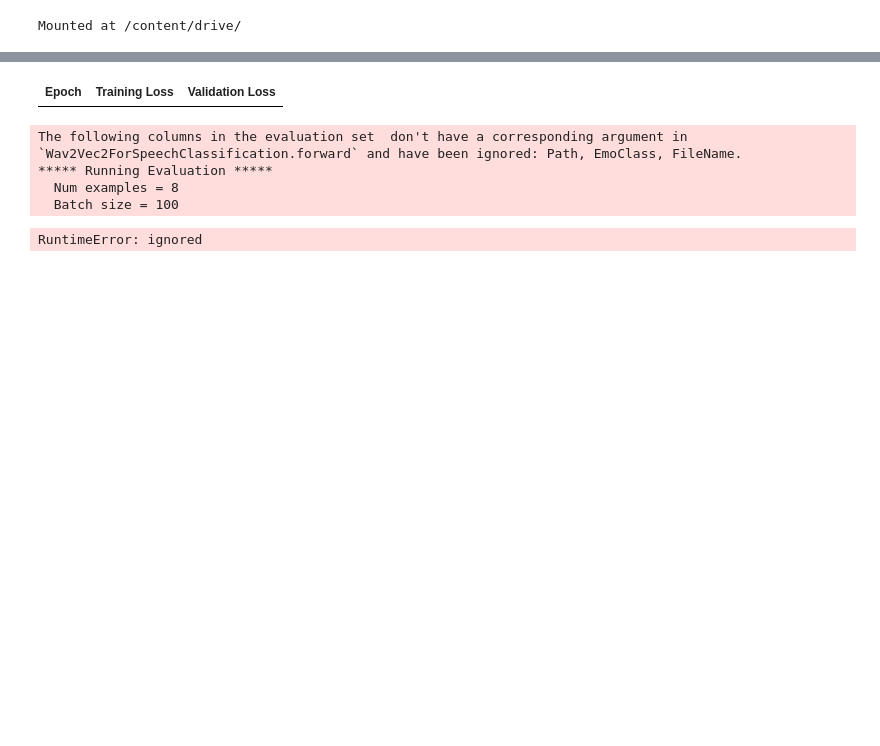
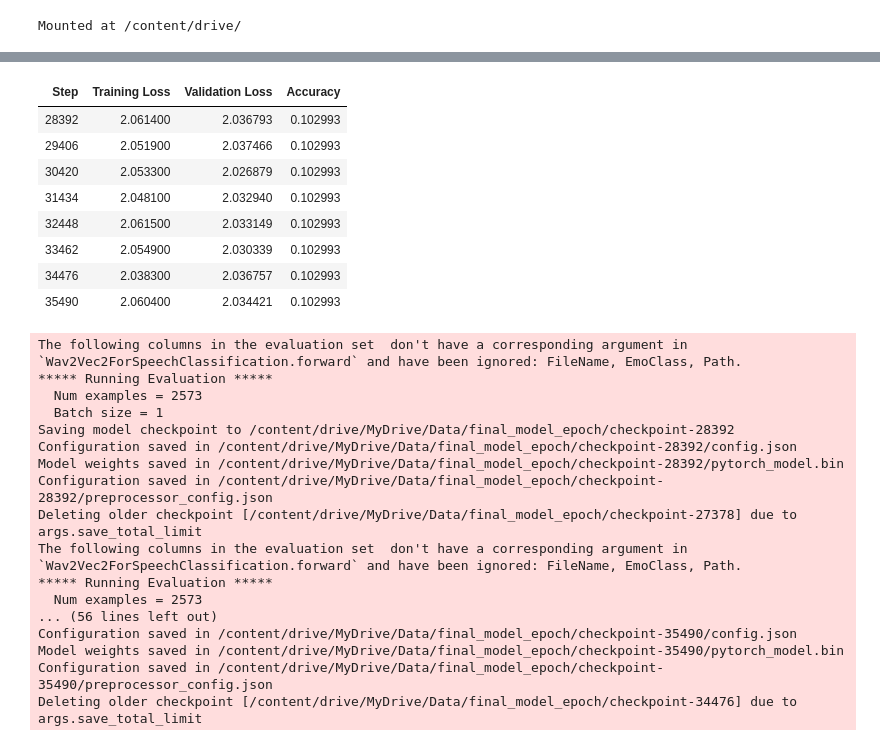
Before and after one commit to kathdevx/emotionalAI, a Jupyter notebook: fine_tune_wav2vec2_base_960h.ipynb, the cells around one changed output, grey strips where cells are left out. Drawn from its saved outputs; the diff is of its cells as text; code cells hidden in the pictures; blank space fills up the shorter version.

```diff
--- a/fine_tune_wav2vec2_base_960h.ipynb
+++ b/fine_tune_wav2vec2_base_960h.ipynb
@@ -111,7 +480,6 @@ config = AutoConfig.from_pretrained(
     label2id={label: i for i, label in enumerate(label_list)},
     id2label={i: label for i, label in enumerate(label_list)},
     finetuning_task="wav2vec2_clf",
-    local_files_only=False,
     problem_type="single_label_classification"
 )
 
@@ -161,0 +528,7 @@ eval_dataset = eval_dataset.map(
+# %%
+eval_dataset = eval_dataset.map(
+    preprocess_function,
+    batch_size=1,
+    batched=True,
+    num_proc=3
+)
@@ -162,3 +547,11 @@ eval_dataset = eval_dataset.map(
+# %%
+import _pickle as cPickle
+
+with open("/content/drive/MyDrive/Data/train_dataset2.pkl", "rb") as input_file:
+    train_dataset = cPickle.load(input_file)
+
+with open('/content/drive/MyDrive/Data/eval_dataset2.pkl', "rb") as input_file:
+    eval_dataset = cPickle.load(input_file)
 # %%
 idx = 0
 print(f"Training input_values: {train_dataset[idx]['input_values']}")
@@ -362,20 +765,22 @@ Some weights of Wav2Vec2ForSpeechClassification were not initialized from the mo
 You should probably TRAIN this model on a down-stream task to be able to use it for predictions and inference.
 # %%
-
 from transformers import TrainingArguments
 from transformers import EarlyStoppingCallback
 
 training_args = TrainingArguments(
-    output_dir="/content/model_output60",
-    per_device_train_batch_size=100,
-    per_device_eval_batch_size=100,
-    gradient_accumulation_steps=10,
-    evaluation_strategy="epoch",
-    save_strategy="epoch",
+    output_dir="/content/drive/MyDrive/Data/final_model_epoch/",
+    per_device_train_batch_size=1,
+    per_device_eval_batch_size=1,
+    gradient_accumulation_steps=2,
+    evaluation_strategy="steps",
+    save_strategy="steps",
     num_train_epochs=50,
+    save_steps=round(len(train_dataset) * 0.1),  # len(train_dataset)*0.3
+    eval_steps=round(len(train_dataset) * 0.1),
+    logging_steps=round(len(train_dataset) * 0.1),
     learning_rate=1e-4,
     save_total_limit=2,
-    metric_for_best_model='loss',
+    metric_for_best_model='accuracy',
     load_best_model_at_end=True
 )
 
@@ -452,13 +857,14 @@ trainer = CTCTrainer(
     train_dataset=train_dataset,
     eval_dataset=eval_dataset,
     tokenizer=processor.feature_extractor,
-    callbacks=[EarlyStoppingCallback(early_stopping_patience=20)]
+    callbacks=[EarlyStoppingCallback(early_stopping_patience=15)]
 )
 
 os.environ["WANDB_DISABLED"] = "true"
 # %%
-# list_of_files = glob.glob('/content/model_output1/check*')
-# latest_checkpoint = max(list_of_files, key=os.path.getctime)
+import glob
+list_of_files = glob.glob('/content/drive/MyDrive/Data/final_model_epoch/check*')
+latest_checkpoint = max(list_of_files, key=os.path.getctime)
 torch.cuda.empty_cache()
-trainer.train()
+trainer.train(latest_checkpoint)
 # %% [output]
@@ -474,6 +885,26 @@ The following columns in the training set  don't have a corresponding argument i
-| Epoch | Training Loss | Validation Loss |
+| Step | Training Loss | Validation Loss | Accuracy |
+| 28392 | 2.061400 | 2.036793 | 0.102993 |
+| 29406 | 2.051900 | 2.037466 | 0.102993 |
+| 30420 | 2.053300 | 2.026879 | 0.102993 |
+| 31434 | 2.048100 | 2.032940 | 0.102993 |
+| 32448 | 2.061500 | 2.033149 | 0.102993 |
+| 33462 | 2.054900 | 2.030339 | 0.102993 |
+| 34476 | 2.038300 | 2.036757 | 0.102993 |
+| 35490 | 2.060400 | 2.034421 | 0.102993 |
-The following columns in the evaluation set  don't have a corresponding argument in `Wav2Vec2ForSpeechClassification.forward` and have been ignored: Path, EmoClass, FileName.
+The following columns in the evaluation set  don't have a corresponding argument in `Wav2Vec2ForSpeechClassification.forward` and have been ignored: FileName, EmoClass, Path.
 ***** Running Evaluation *****
-  Num examples = 8
-  Batch size = 100
+  Num examples = 2573
+  Batch size = 1
+Saving model checkpoint to /content/drive/MyDrive/Data/final_model_epoch/checkpoint-28392
+Configuration saved in /content/drive/MyDrive/Data/final_model_epoch/checkpoint-28392/config.json
+Model weights saved in /content/drive/MyDrive/Data/final_model_epoch/checkpoint-28392/pytorch_model.bin
+Configuration saved in /content/drive/MyDrive/Data/final_model_epoch/checkpoint-28392/preprocessor_config.json
+Deleting older checkpoint [/content/drive/MyDrive/Data/final_model_epoch/checkpoint-27378] due to args.save_total_limit
+The following columns in the evaluation set  don't have a corresponding argument in `Wav2Vec2ForSpeechClassification.forward` and have been ignored: FileName, EmoClass, Path.
+***** Running Evaluation *****
+  Num examples = 2573
+... (56 lines left out)
+Configuration saved in /content/drive/MyDrive/Data/final_model_epoch/checkpoint-35490/config.json
+Model weights saved in /content/drive/MyDrive/Data/final_model_epoch/checkpoint-35490/pytorch_model.bin
+Configuration saved in /content/drive/MyDrive/Data/final_model_epoch/checkpoint-35490/preprocessor_config.json
+Deleting older checkpoint [/content/drive/MyDrive/Data/final_model_epoch/checkpoint-34476] due to args.save_total_limit
-RuntimeError: ignored
```
Also changed, not shown: parts of 43 cells of this notebook.
